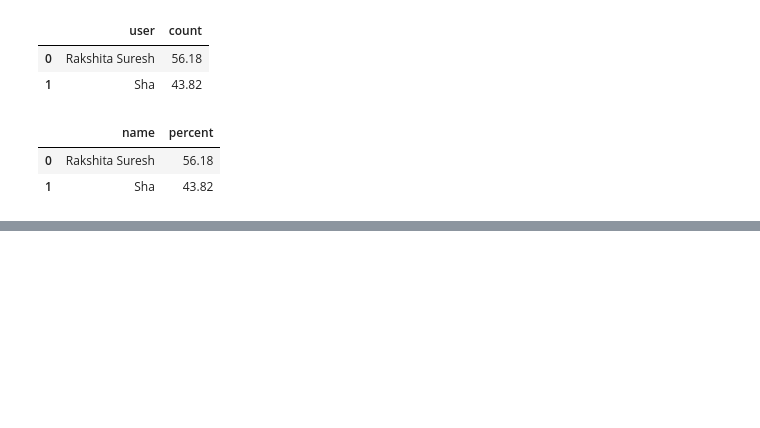
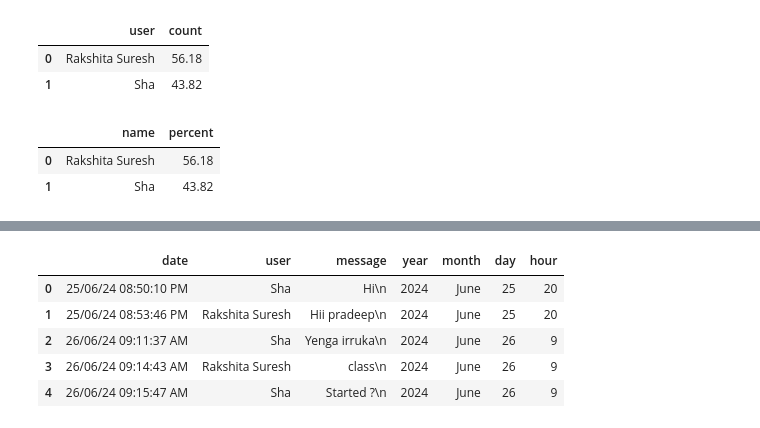
Before and after one commit to shax752003/WhatsApp-Chat-Analyzer, a Jupyter notebook: whatsApp.ipynb, the cells around one changed output, grey strips where cells are left out. Cells and saved outputs as stored; diff of their text form; code cells hidden in the pictures; blank space fills up the shorter version.

```diff
--- a/whatsApp.ipynb
+++ b/whatsApp.ipynb
@@ -319,0 +495,9 @@ round((df['user'].value_counts()/df.shape[0])*100,2).reset_index().rename(column
+# %%
+df.head(5)
+# %% [output]
+|  | date | user | message | year | month | day | hour |
+| 0 | 25/06/24 08:50:10 PM | Sha | Hi\n | 2024 | June | 25 | 20 |
+| 1 | 25/06/24 08:53:46 PM | Rakshita Suresh | Hii pradeep\n | 2024 | June | 25 | 20 |
+| 2 | 26/06/24 09:11:37 AM | Sha | Yenga irruka\n | 2024 | June | 26 | 9 |
+| 3 | 26/06/24 09:14:43 AM | Rakshita Suresh | class\n | 2024 | June | 26 | 9 |
+| 4 | 26/06/24 09:15:47 AM | Sha | Started ?\n | 2024 | June | 26 | 9 |
```
Also changed, not shown: parts of 21 cells of this notebook, 12 other files.
